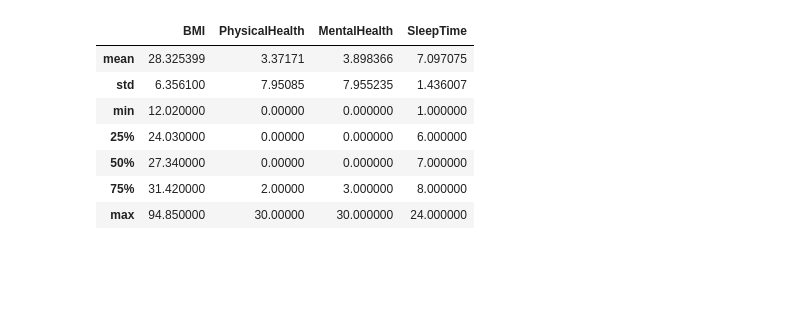
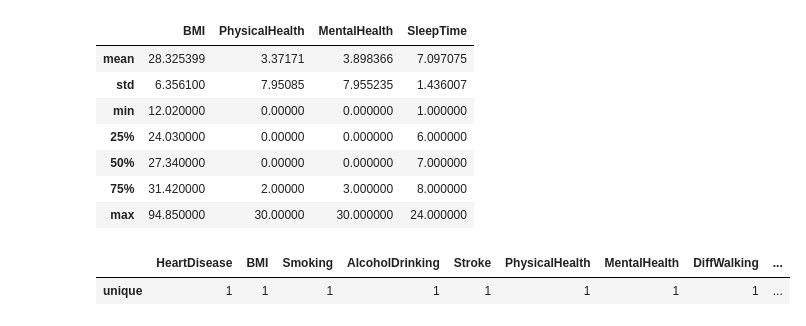
Before and after one commit to thesloppyguy/ODU, a Jupyter notebook: DPP/cvd.ipynb, the cells around one changed output. Cells and saved outputs as stored; diff of their text form; code cells hidden in the pictures; blank space fills up the shorter version.

```diff
--- a/DPP/cvd.ipynb
+++ b/DPP/cvd.ipynb
@@ -23,3 +42,9 @@ df.describe()[1:]
 | 50% | 27.340000 | 0.00000 | 0.000000 | 7.000000 |
 | 75% | 31.420000 | 2.00000 | 3.000000 | 8.000000 |
 | max | 94.850000 | 30.00000 | 30.000000 | 24.000000 |
+# %%
+temp=df.isnull()
+temp.describe()[1:2]
+# %% [output]
+|  | HeartDisease | BMI | Smoking | AlcoholDrinking | Stroke | PhysicalHealth | MentalHealth | DiffWalking | ... |
+| unique | 1 | 1 | 1 | 1 | 1 | 1 | 1 | 1 | ... |
```
Also changed, not shown: parts of 6 cells of this notebook, 4 other files.
